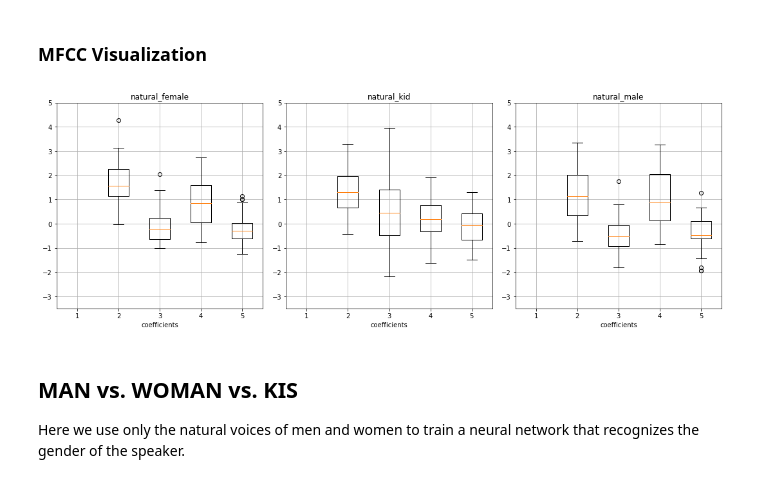
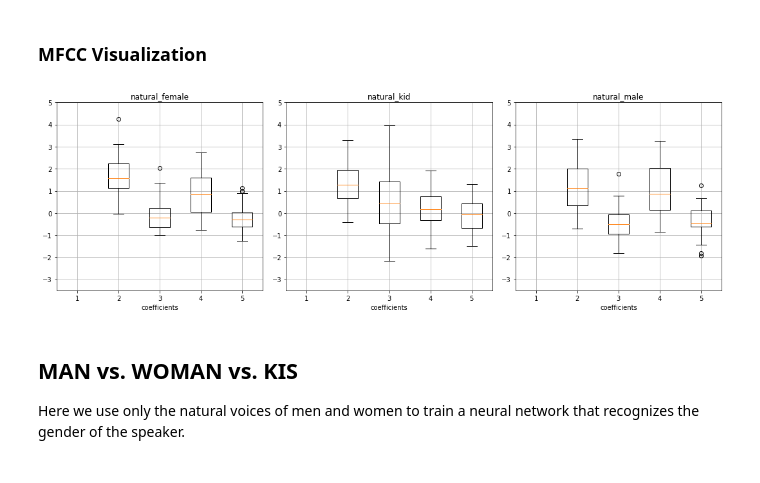
Before and after one commit to LifangHe/speaker-recognition, a Jupyter notebook: speaker_recognition_64.ipynb, the cells around one changed output. Drawn from its saved outputs; the diff is of its cells as text; code cells hidden in the pictures.

```diff
--- a/speaker_recognition_64.ipynb
+++ b/speaker_recognition_64.ipynb
@@ -32,26 +30,10 @@ FILES = {
 MFCC_COEFFS = 5
 # %% [markdown]
 ### MFCC Visualization
-# %%
-pl.figure(figsize=(15, 10))
-
-NUM_PLOTS = len(FILES)
-Y_MIN = -3.5
-Y_MAX = 5
-X_LABEL = 'coefficients'
-
-for plot_index, s_class in enumerate(sorted(FILES.keys())):
-    values = compute_mfcc(FILES[s_class], MFCC_COEFFS, 'mean')
-    pl.subplot(2, 3, plot_index + 1)
-    pl.ylim(Y_MIN, Y_MAX)
-    pl.boxplot(values)
-    pl.title(s_class)
-    pl.xlabel(X_LABEL)
-    pl.grid()
-
-pl.tight_layout()
-# %% [output]
-[figure, removed]
+# %%
+util.print_coeff_boxplot(['natural_female', 'natural_kid', 'natural_male'], FILES, nceps=MFCC_COEFFS, ylim=(-3.5, 5))
+# %% [output]
+[figure, added]
 # %% [markdown]
 ## MAN vs. WOMAN vs. KIS
 
```
Also changed, not shown: parts of 10 cells of this notebook, 3 other files.
